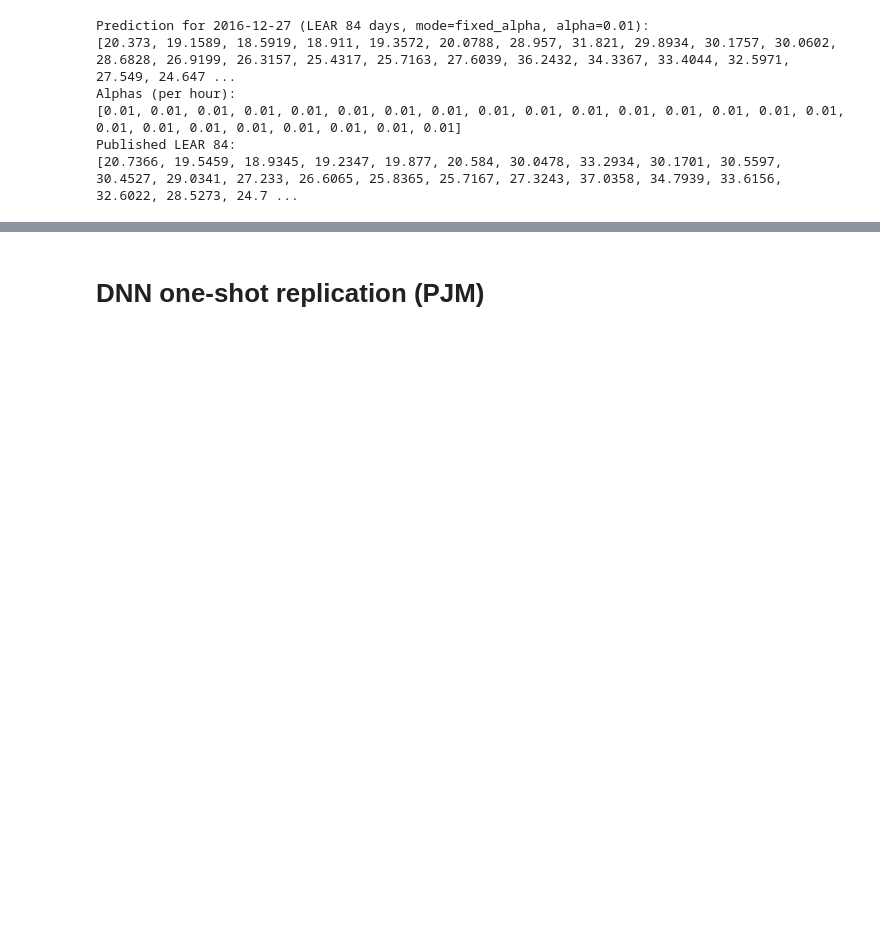
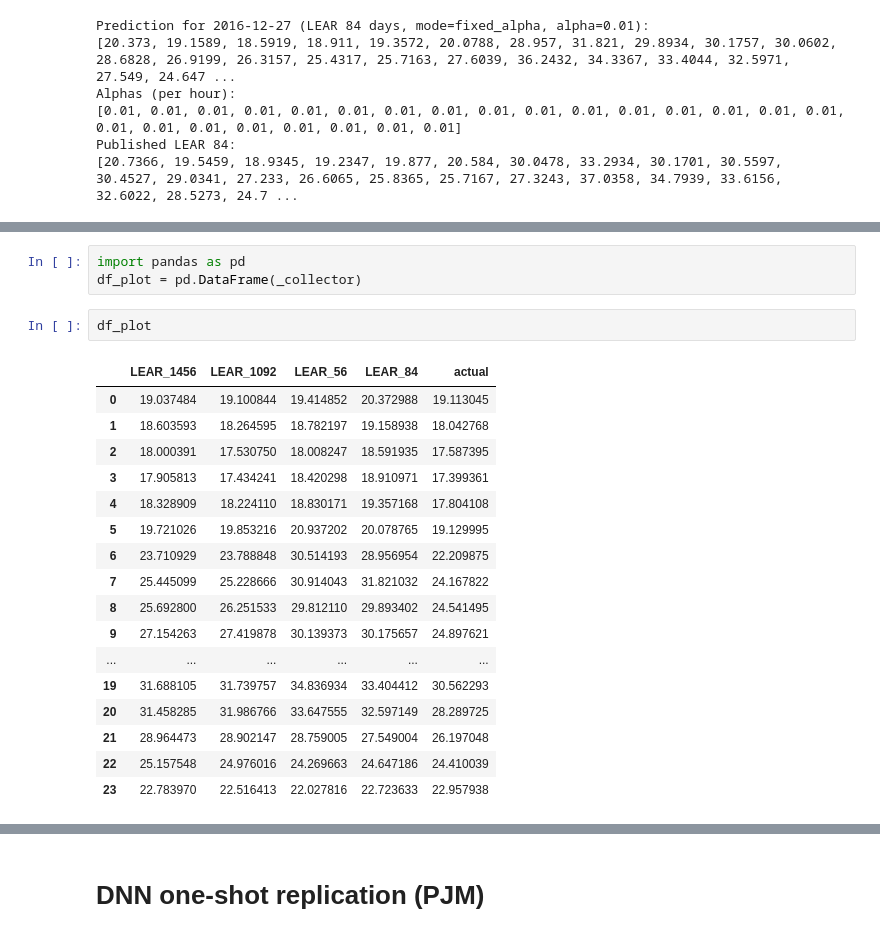
Before and after one commit to llinfeng/epftoolbox, a Jupyter notebook: Notebooks/02_forecasting_oneshot.ipynb, the cells around one changed output, grey strips where cells are left out. Cells and saved outputs as stored; diff of their text form; blank space fills up the shorter version.

```diff
--- a/Notebooks/02_forecasting_oneshot.ipynb
+++ b/Notebooks/02_forecasting_oneshot.ipynb
@@ -220,0 +343,23 @@ Published LEAR 84:
+# %%
+import pandas as pd
+df_plot = pd.DataFrame(_collector)
+# %%
+df_plot
+# %% [output]
+|  | LEAR_1456 | LEAR_1092 | LEAR_56 | LEAR_84 | actual |
+| 0 | 19.037484 | 19.100844 | 19.414852 | 20.372988 | 19.113045 |
+| 1 | 18.603593 | 18.264595 | 18.782197 | 19.158938 | 18.042768 |
+| 2 | 18.000391 | 17.530750 | 18.008247 | 18.591935 | 17.587395 |
+| 3 | 17.905813 | 17.434241 | 18.420298 | 18.910971 | 17.399361 |
+| 4 | 18.328909 | 18.224110 | 18.830171 | 19.357168 | 17.804108 |
+| 5 | 19.721026 | 19.853216 | 20.937202 | 20.078765 | 19.129995 |
+| 6 | 23.710929 | 23.788848 | 30.514193 | 28.956954 | 22.209875 |
+| 7 | 25.445099 | 25.228666 | 30.914043 | 31.821032 | 24.167822 |
+| 8 | 25.692800 | 26.251533 | 29.812110 | 29.893402 | 24.541495 |
+| 9 | 27.154263 | 27.419878 | 30.139373 | 30.175657 | 24.897621 |
+| ... | ... | ... | ... | ... | ... |
+| 19 | 31.688105 | 31.739757 | 34.836934 | 33.404412 | 30.562293 |
+| 20 | 31.458285 | 31.986766 | 33.647555 | 32.597149 | 28.289725 |
+| 21 | 28.964473 | 28.902147 | 28.759005 | 27.549004 | 26.197048 |
+| 22 | 25.157548 | 24.976016 | 24.269663 | 24.647186 | 24.410039 |
+| 23 | 22.783970 | 22.516413 | 22.027816 | 22.723633 | 22.957938 |
```
Also changed, not shown: parts of 33 cells of this notebook.
